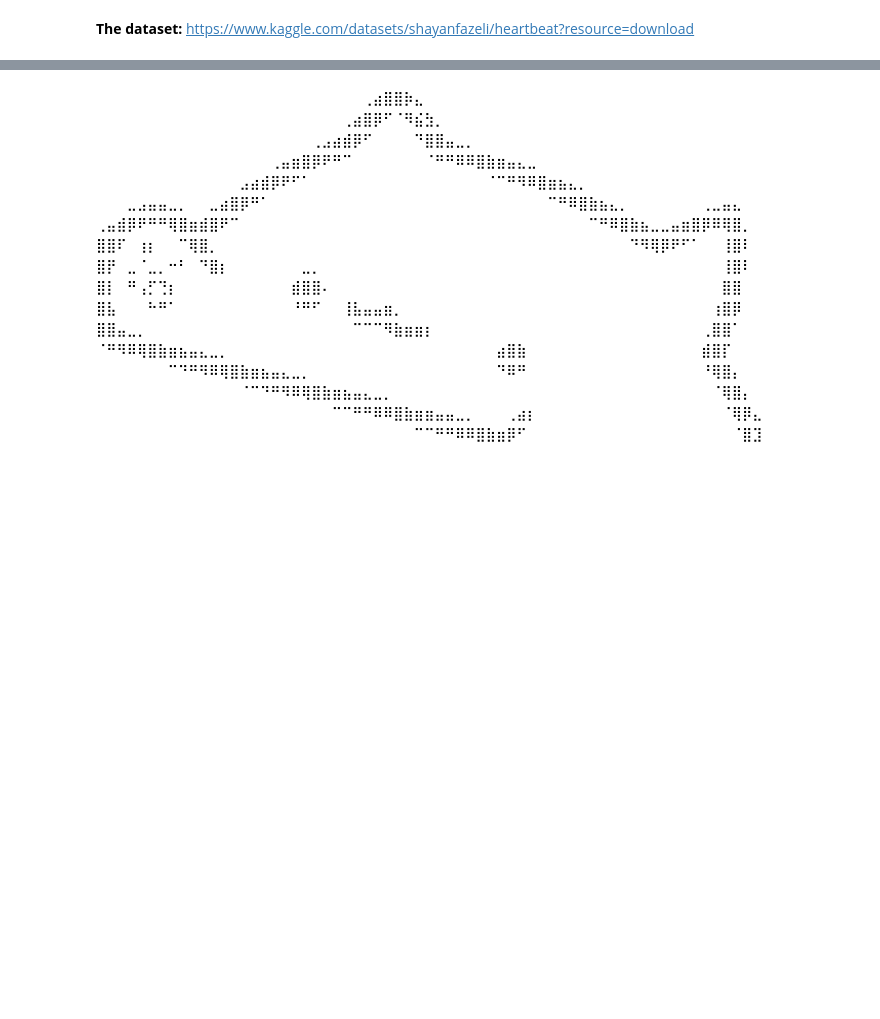
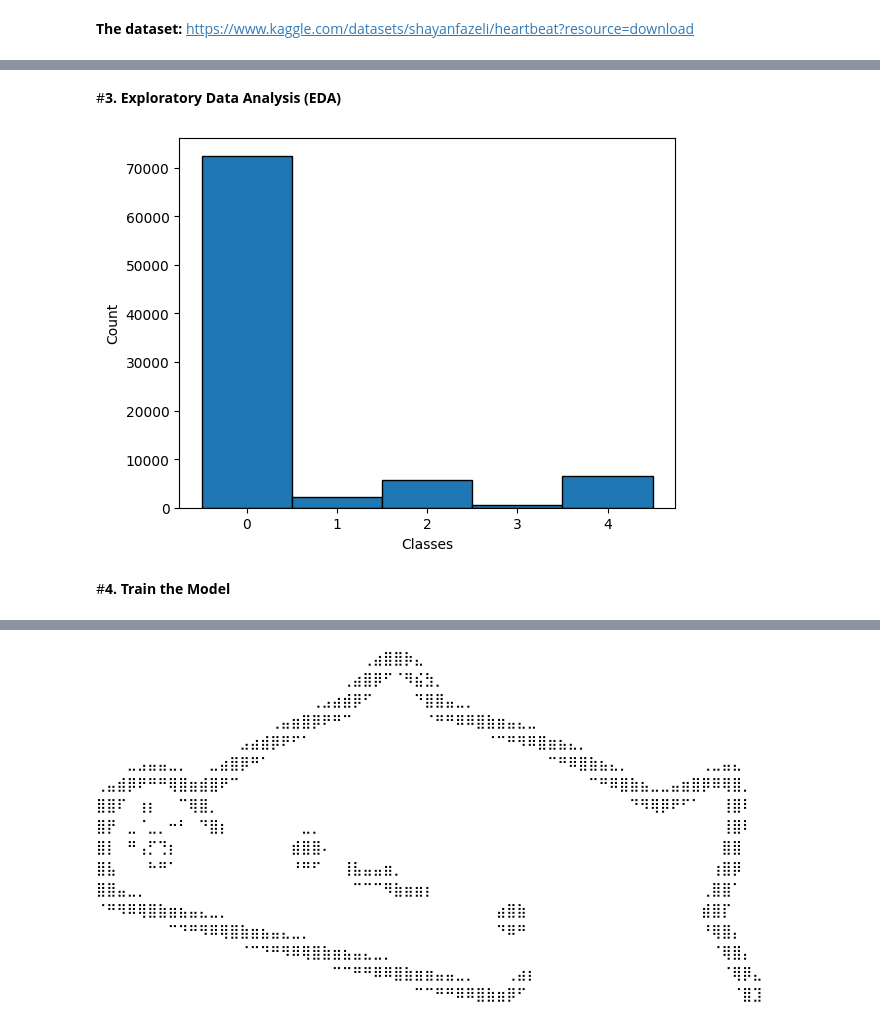
Before and after one commit to Xernnn/mlmed2024, a Jupyter notebook: prac1/mlmed_practical1.ipynb, the cells around one changed output, grey strips where cells are left out. Saved outputs shown, nothing was run; the diff lists cells and outputs as text; code cells hidden in the pictures; blank space fills up the shorter version.

```diff
--- a/prac1/mlmed_practical1.ipynb
+++ b/prac1/mlmed_practical1.ipynb
@@ -42,0 +10,7 @@ Like I don't actually know how to do this so here's a cat instead.
+# %%
+import pandas as pd
+
+train_path = '/content/drive/My Drive/ECGHeartBeat/mitbih_train.csv'
+test_path = '/content/drive/My Drive/ECGHeartBeat/mitbih_test.csv'
+train = pd.read_csv(train_path, header=None)
+test = pd.read_csv(test_path, header=None)
@@ -42,0 +19,7 @@ Like I don't actually know how to do this so here's a cat instead.
+# %%
+x_train = train.drop(187, axis=1)
+y_train = train[187]
+x_test = test.drop(187, axis=1)
+y_test = test[187]
+
+print(x_train, y_train, x_test, y_test)
@@ -42,0 +44,15 @@ Like I don't actually know how to do this so here's a cat instead.
+# %% [markdown]
+#**3. Exploratory Data Analysis (EDA)**
+# %%
+import matplotlib.pyplot as plt
+import numpy as np
+
+plt.hist(y_train, bins=np.arange(min(y_train), max(y_train)+2)-0.5, edgecolor='black')
+plt.xlabel("Classes")
+plt.ylabel("Count")
+plt.xticks(range(len(set(y_train))))
+plt.show()
+# %% [output]
+[figure, added]
+# %% [markdown]
+#**4. Train the Model**
```
Also changed, not shown: parts of 11 cells of this notebook, 8 other files.
